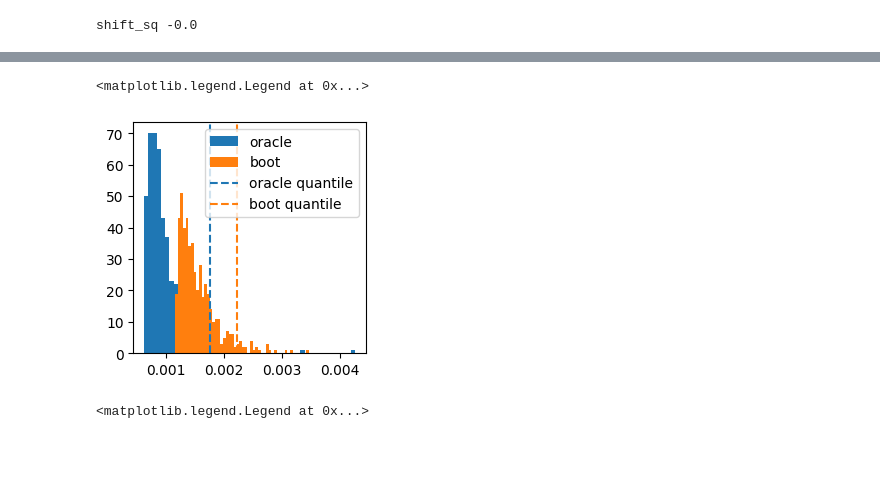
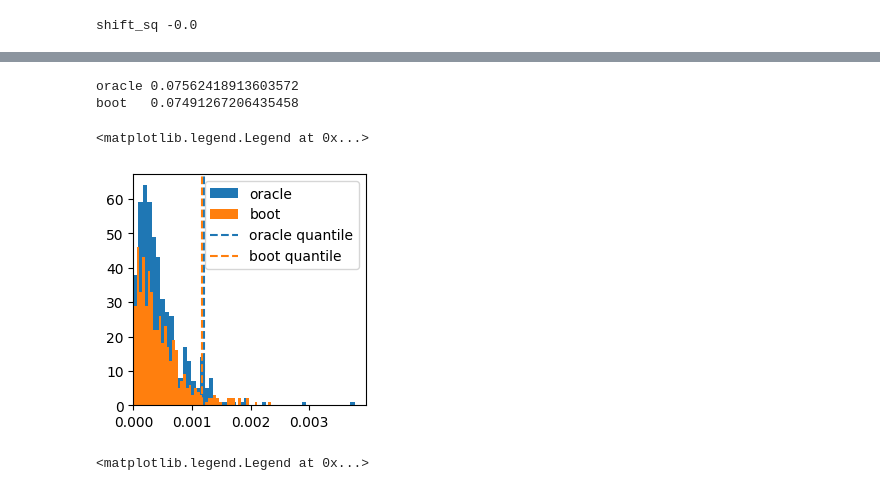
Before and after one commit to XingLLiu/robust-kernel-test, a Jupyter notebook: notebooks/reversed.ipynb, the cells around one changed output, grey strips where cells are left out. Cells and saved outputs as stored; diff of their text form; code cells hidden in the pictures; blank space fills up the shorter version.

```diff
--- a/notebooks/reversed.ipynb
+++ b/notebooks/reversed.ipynb
@@ -488,10 +401,12 @@ Simple MMD test to check if the bootstrap produces the correct quantile
 # %%
 np.random.seed(2024)
 # %%
-n = 1000
+n = 200 # 1000
 dim = 1
-nrep = 200
-population_mmd_ls = [0.]
+nrep = 50
+ora_size = 10000
+nstats_ora = 100
+population_mmd_ls = [0.2, 0.4, 0.45, 0.5, 0.55, 0.6]
 shift_sq_ls = [population_mmd_inverse(v, dim, 1.) for v in population_mmd_ls]
 
 Xs_ls = []
@@ -504,22 +419,23 @@ for shift_sq in shift_sq_ls:
     mean1 = np.eye(dim)[:1, 0] * shift_sq**0.5
     mean2 = np.zeros((dim,))
 
-    Xs = np.random.multivariate_normal(mean1, np.eye(dim), (nrep*3, n))
+    Xs = np.random.multivariate_normal(mean1, np.eye(dim), (nrep, n))
     Ys = np.random.multivariate_normal(mean2, np.eye(dim), (nrep, n))
     ###
 
-    Xs_ls.append(Xs[:nrep])
-    Ys_ls.append(Ys[:nrep])
+    Xs_ls.append(Xs)
+    Ys_ls.append(Ys)
 
     # compute true quantiles
+    Y = np.random.multivariate_normal(mean1, np.eye(dim), (ora_size,))
+
     stat_ls = []
     kernel = kernels.RBF(sigma_sq=2.)
     mmd = metrics.MMD(kernel)
-    # Xs = np.random.multivariate_normal(mean1, np.eye(dim), (1000*2, n))
+    Xs = np.random.multivariate_normal(mean1, np.eye(dim), (nstats_ora, n))
     for i in trange(nrep):
-    # for i in trange(1000):
-        X, Y = Xs[nrep+i], Xs[2*nrep+i]
-        # X, Y = Xs[i], Xs[nrep+i]
+        # X, Y = Xs[nrep+i], Xs[2*nrep+i]
+        X = Xs[i]
         stat_ls.append(mmd(X, Y)**0.5)
 
     quantile = np.quantile(stat_ls, 0.95)
@@ -529,5 +445,3 @@ for shift_sq in shift_sq_ls:
 kernel_class = kernels.RBF
 
 keys = population_mmd_ls
-
-res_simple = mmd_experiment(kernel_class, Xs_ls, Ys_ls, theta=theta, keys=keys, quantiles=quantiles)
@@ -540,0 +448,4 @@ rej_prob_simple
+# %%
+np.random.seed(2024)
+theta = 0.5
+res = mmd_experiment(kernel_class, Xs_ls, Ys_ls, theta=theta, keys=keys, quantiles=quantiles)
@@ -653,7 +679,7 @@ def debug_bootstrap(shift_sq_ls, nrep, n, ora_size=None, nstats_ora=100, nboot=1
 # %%
 np.random.seed(2024)
 # %%
-n = 1000
+n = 200 # 1000
 dim = 1
 nrep = 1
 # population_mmd_ls = [2e-1, 2.5e-1, 3e-1, 3.5e-1, 4e-1, 4.5e-1, 5e-1, 5.5e-1, 6e-1]
@@ -663,7 +689,8 @@ shift_sq_ls = [population_mmd_inverse(v, dim, 1.) for v in population_mmd_ls]
 
 keys = population_mmd_ls
 
-res = debug_bootstrap(shift_sq_ls, nrep=nrep, n=n, ora_size=20000, nboot=500, nstats_ora=500)
+# res = debug_bootstrap(shift_sq_ls, nrep=nrep, n=n, ora_size=20000, nboot=500, nstats_ora=500)
+res_boot = debug_bootstrap(shift_sq_ls, nrep=nrep, n=n, ora_size=5000, nboot=500, nstats_ora=500)
 # %% [output]
 shift_sq -0.0
 # %%
@@ -672,21 +748,28 @@ shift_sq -0.0
+# %%
+print("oracle", ora_quantile[0]**0.5)
+print("boot  ", boot_quantile[0]**0.5)
+# %% [output]
+oracle 0.07562418913603572
+boot   0.07491267206435458
 # %%
 # CDF of stats
-fig, ax = plt.subplots(ncols=len(res["quantile"]), nrows=1, figsize=(len(res["quantile"])*3, 3))
+fig, ax = plt.subplots(ncols=1, nrows=1, figsize=(3, 3))
 
-ora_quantile = [np.mean(r) for r in res["quantile"]]
-boot_quantile = [np.mean(r) for r in res["boot_quantile"]]
-ax.hist(res["true_stats"][0], bins=50, label="oracle")
-ax.hist(res["boot_stats"][0], bins=50, label="boot")
+ora_quantile = [np.mean(r) for r in res_boot["quantile"]]
+boot_quantile = [np.mean(r) for r in res_boot["boot_quantile"]]
+ax.hist(res_boot["true_stats"][0], bins=50, label="oracle")
+ax.hist(res_boot["boot_stats"][0], bins=50, label="boot")
 # ax.hist(res["boot_ora_stats"][0], bins=10, label="boot_ora")
 # test_stat_oracle = np.mean(res["true_stats"][0])
 # ax.hist(res["boot_stats"][0] - test_stat_oracle, bins=10, label="boot")
 ax.axvline(ora_quantile[0], color="C0", linestyle="--", label="oracle quantile")
 ax.axvline(boot_quantile[0], color="C1", linestyle="--", label="boot quantile")
+ax.set_xlim(0)
 
 ax.legend()
 # %% [output]
 <matplotlib.legend.Legend at 0x...>
-[figure, old version]
+[figure, new version]
 # %%
 # CDF of stats
 fig, ax = plt.subplots(ncols=1, nrows=1, figsize=(3, 3))
```
Also changed, not shown: parts of 28 cells of this notebook, 2 other files.
